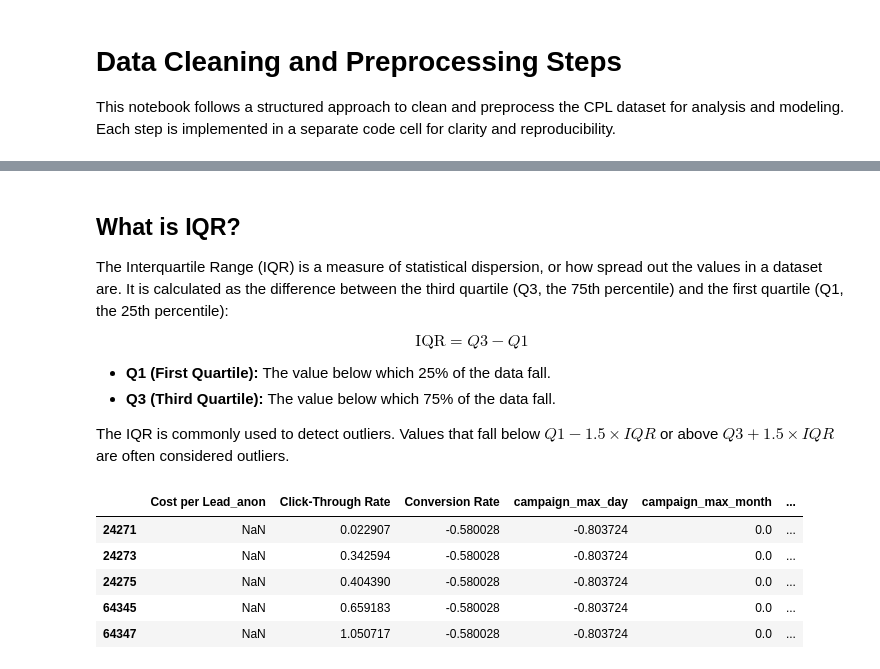
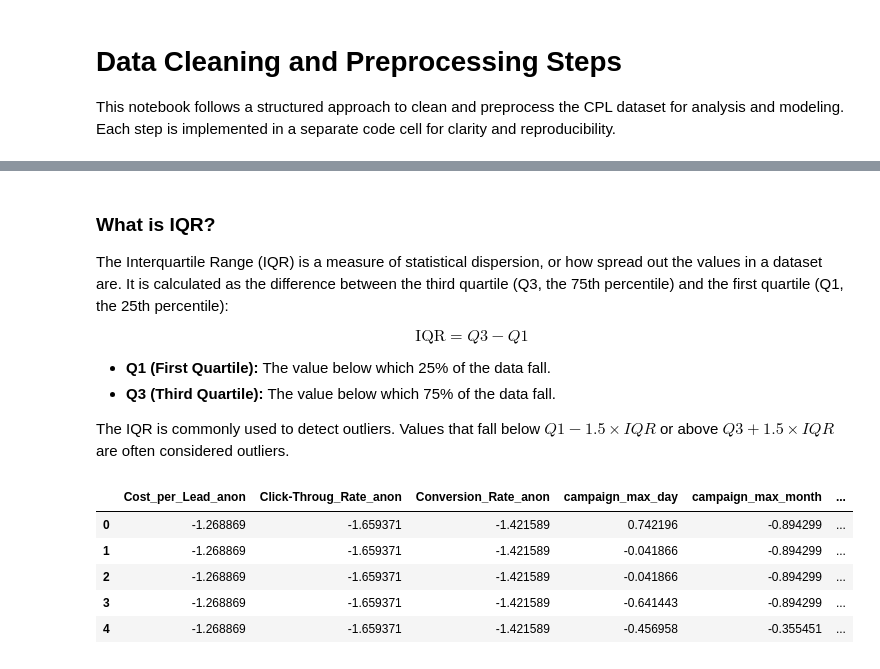
Before and after one commit to JoeyKraemer/CPL_prediction, a Jupyter notebook: preprocessing.ipynb, the cells around one changed output, grey strips where cells are left out. Drawn from its saved outputs; the diff is of its cells as text; code cells hidden in the pictures.

```diff
--- a/preprocessing.ipynb
+++ b/preprocessing.ipynb
@@ -6,8 +8,11 @@ This notebook follows a structured approach to clean and preprocess the CPL data
 # Step 1: Import libraries and load data
 import pandas as pd
 import numpy as np
+import os
+import matplotlib.pyplot as plt
 
 # Load the dataset
-data = pd.read_csv('final_anonymized.csv', sep=';')
+path = os.path.join("data", "Dataset_AM_final.csv")
+data = pd.read_csv(path, sep=',')
 data.head()
 # %% [output]
@@ -65,14 +68,13 @@ data.head()
 # %%
 # Step 3: Convert data types
 # Convert numeric columns
-numeric_conversion = ['Cost per Lead_anon', 'Click-Through Rate', 'Conversion Rate']
+numeric_conversion = ['Cost_per_Lead_anon', 'Click-Throug_Rate_anon', 'Conversion_Rate_anon']
 for col in numeric_conversion:
     if col in data.columns:
         data[col] = pd.to_numeric(data[col], errors='coerce')
 
 # Convert 'date' column to datetime
-if 'date' in data.columns:
-    data['date'] = pd.to_datetime(data['date'], format='%d-%m-%Y', errors='coerce')
+data['date'] = pd.to_datetime(data['date'], format='%Y-%m-%d', errors='coerce')
 
 data.dtypes
 # %% [output]
@@ -95,10 +97,10 @@ business_region_anon                         object
 dtype: object
 # %%
 # Step 4: Remove or correct incorrect data
-# Ensure Conversion Rate and Click-Through Rate are between 0 and 1
-for col in ['Conversion Rate', 'Click-Through Rate']:
+# Clip CTR / Conversion
+for col in ['Conversion_Rate_anon', 'Click-Throug_Rate_anon']:
     if col in data.columns:
         data[col] = data[col].clip(lower=0, upper=1)
 
-data[[col for col in ['Conversion Rate', 'Click-Through Rate'] if col in data.columns]].describe()
+data[[col for col in ['Conversion_Rate_anon', 'Click-Throug_Rate_anon'] if col in data.columns]].describe()
 # %% [output]
@@ -148,16 +155,15 @@ data.head()
 # %%
 # Step 7: Outlier detection and treatment
 # Use IQR to cap outliers in numeric columns
-numeric_cols_for_outliers = ['Cost per Lead_anon', 'Click-Through Rate', 'Conversion Rate', 'campaign_max_day', 'campaign_max_month', 'campaign_max_total', 'campaign_max_week']
-for col in numeric_cols_for_outliers:
+iqr_cols  = ['Cost_per_Lead_anon', 'Click-Throug_Rate_anon', 'Conversion_Rate_anon', 'campaign_max_day', 'campaign_max_month', 'campaign_max_total', 'campaign_max_week']
+
+for col in iqr_cols:
     if col in data.columns:
         Q1 = data[col].quantile(0.25)
         Q3 = data[col].quantile(0.75)
         IQR = Q3 - Q1
-        lower_bound = Q1 - 1.5 * IQR
-        upper_bound = Q3 + 1.5 * IQR
-        data[col] = np.where(data[col] < lower_bound, lower_bound, data[col])
-        data[col] = np.where(data[col] > upper_bound, upper_bound, data[col])
+        low, high = Q1 - 1.5*IQR, Q3 + 1.5*IQR
+        data[col] = data[col].clip(low, high)
 
-data[numeric_cols_for_outliers].describe()
+data[iqr_cols].describe()
 # %% [output]
@@ -173,5 +179,5 @@ data[numeric_cols_for_outliers].describe()
 # %% [markdown]
-## What is IQR?
+### What is IQR?
 
 The Interquartile Range (IQR) is a measure of statistical dispersion, or how spread out the values in a dataset are. It is calculated as the difference between the third quartile (Q3, the 75th percentile) and the first quartile (Q1, the 25th percentile):
 
@@ -186,18 +192,19 @@ The IQR is commonly used to detect outliers. Values that fall below $Q1 - 1.5 \t
 # %%
 # Step 8: Normalize/standardize numeric features
 from sklearn.preprocessing import StandardScaler
 
+scale_cols = ['Cost_per_Lead_anon', 'Click-Throug_Rate_anon', 'Conversion_Rate_anon', 'campaign_max_day', 'campaign_max_month', 'campaign_max_total', 'campaign_max_week', 'cpl_lag_1', 'cpl_lag_2', 'cpl_lag_3', 'cpl_lag_7', 'rolling_mean']
+
 scaler = StandardScaler()
-numeric_cols_to_scale = ['Cost per Lead_anon', 'Click-Through Rate', 'Conversion Rate', 'campaign_max_day', 'campaign_max_month', 'campaign_max_total', 'campaign_max_week', 'prev_day_cpl']
-for col in numeric_cols_to_scale:
+for col in scale_cols:
     if col in data.columns:
         data[col] = scaler.fit_transform(data[[col]])
 
-data[numeric_cols_to_scale].head()
+data[scale_cols].head()
 # %% [output]
-|  | Cost per Lead_anon | Click-Through Rate | Conversion Rate | campaign_max_day | campaign_max_month | ... |
-| 24271 | NaN | 0.022907 | -0.580028 | -0.803724 | 0.0 | ... |
-| 24273 | NaN | 0.342594 | -0.580028 | -0.803724 | 0.0 | ... |
-| 24275 | NaN | 0.404390 | -0.580028 | -0.803724 | 0.0 | ... |
-| 64345 | NaN | 0.659183 | -0.580028 | -0.803724 | 0.0 | ... |
-| 64347 | NaN | 1.050717 | -0.580028 | -0.803724 | 0.0 | ... |
+|  | Cost_per_Lead_anon | Click-Throug_Rate_anon | Conversion_Rate_anon | campaign_max_day | campaign_max_month | ... |
+| 0 | -1.268869 | -1.659371 | -1.421589 | 0.742196 | -0.894299 | ... |
+| 1 | -1.268869 | -1.659371 | -1.421589 | -0.041866 | -0.894299 | ... |
+| 2 | -1.268869 | -1.659371 | -1.421589 | -0.041866 | -0.894299 | ... |
+| 3 | -1.268869 | -1.659371 | -1.421589 | -0.641443 | -0.894299 | ... |
+| 4 | -1.268869 | -1.659371 | -1.421589 | -0.456958 | -0.355451 | ... |
```
Also changed, not shown: parts of 37 cells of this notebook, 3 other files.
